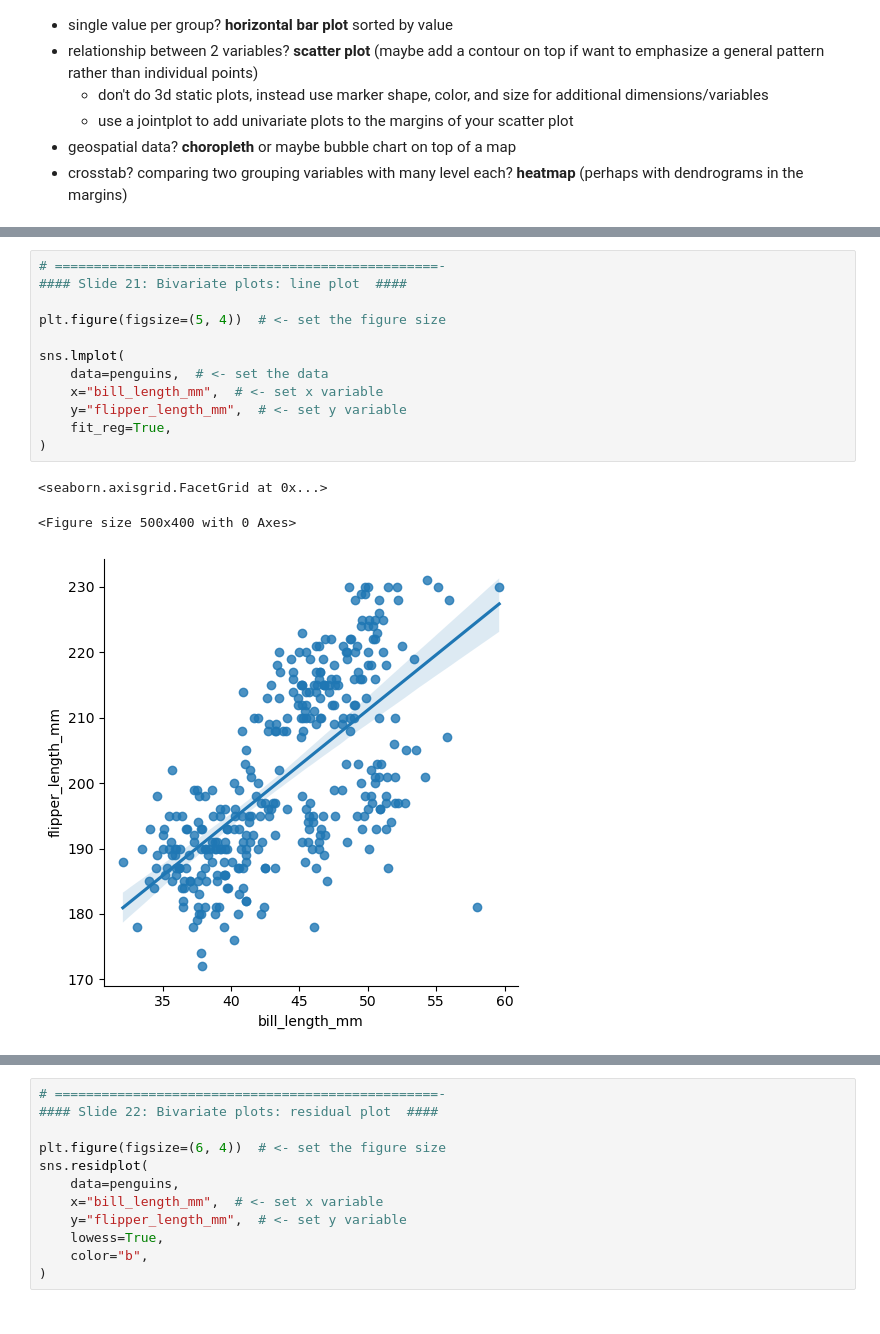
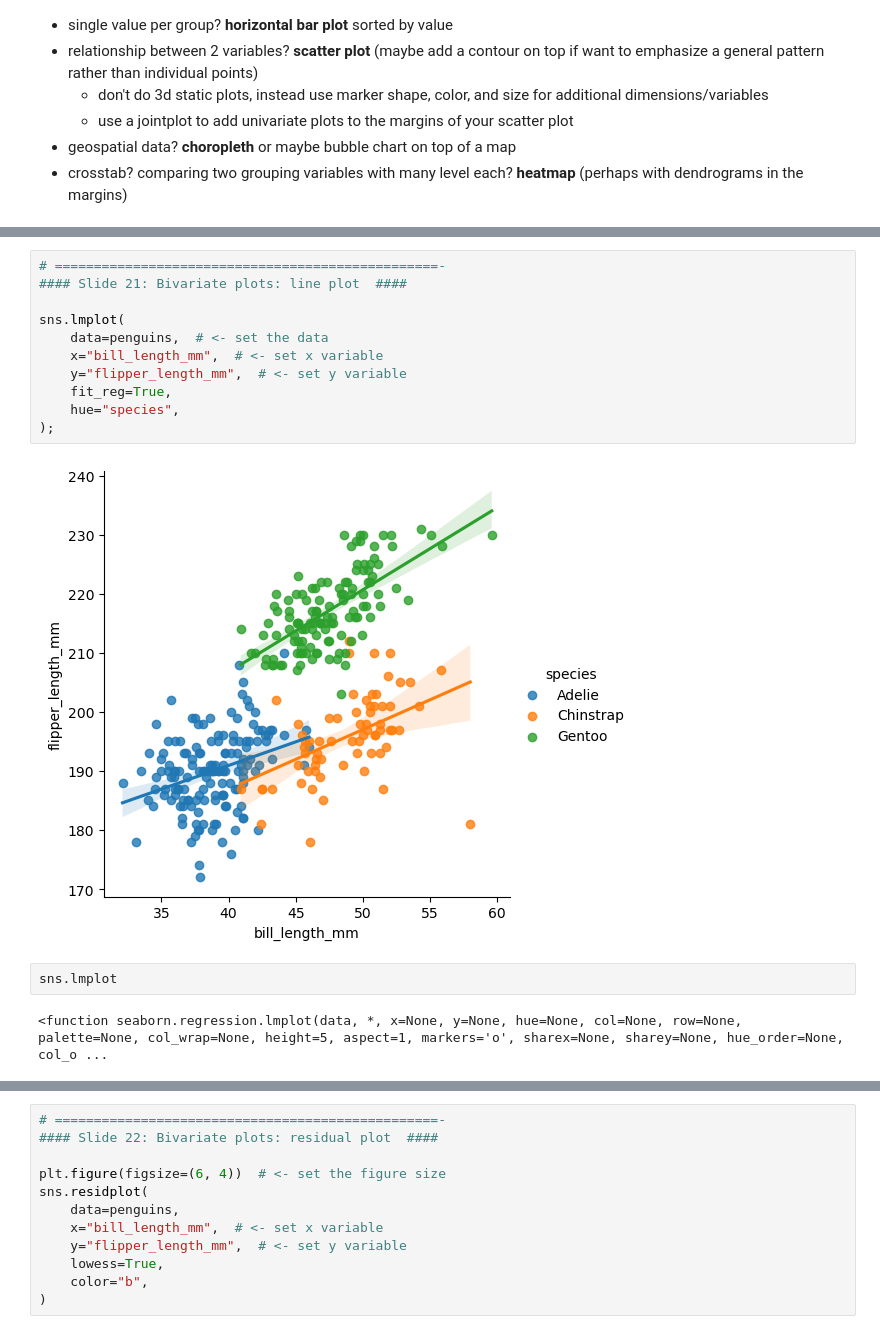
Before and after one commit to akodiro1/Data-Visualization-with-Python, a Jupyter notebook: 1-Seaborn-code.ipynb, the cells around one changed output, grey strips where cells are left out. Cells and saved outputs as stored; diff of their text form.

```diff
--- a/1-Seaborn-code.ipynb
+++ b/1-Seaborn-code.ipynb
@@ -352,16 +358,17 @@ sns.scatterplot(
 # %%
 # =================================================-
 #### Slide 21: Bivariate plots: line plot  ####
-
-plt.figure(figsize=(5, 4))  # <- set the figure size
 
 sns.lmplot(
     data=penguins,  # <- set the data
     x="bill_length_mm",  # <- set x variable
     y="flipper_length_mm",  # <- set y variable
     fit_reg=True,
-)
+    hue="species",
+);
 # %% [output]
-<seaborn.axisgrid.FacetGrid at 0x...>
-<Figure size 500x400 with 0 Axes>
-[figure, old version]
+[figure, new version]
+# %%
+sns.lmplot
+# %% [output]
+<function seaborn.regression.lmplot(data, *, x=None, y=None, hue=None, col=None, row=None, palette=None, col_wrap=None, height=5, aspect=1, markers='o', sharex=None, sharey=None, hue_order=None, col_o ...
```
Also changed, not shown: parts of 15 cells of this notebook.
